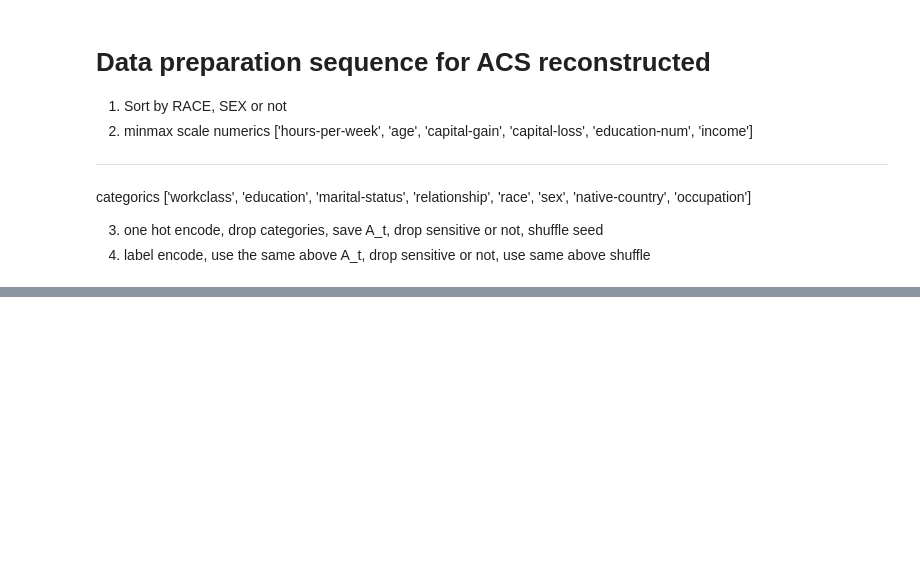
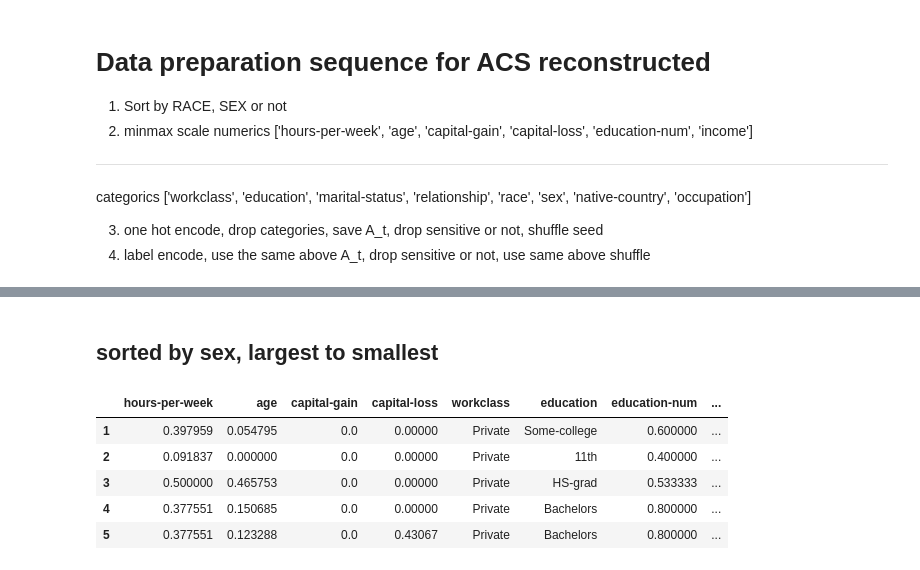
Before and after one commit to krishnacharya/multidecomp, a Jupyter notebook: jupyter_scripts/6exploratory_adult.ipynb, the cells around one changed output, grey strips where cells are left out. Cells and saved outputs as stored; diff of their text form; code cells hidden in the pictures; blank space fills up the shorter version.

```diff
--- a/jupyter_scripts/6exploratory_adult.ipynb
+++ b/jupyter_scripts/6exploratory_adult.ipynb
@@ -241,0 +430,13 @@ categorics ['workclass', 'education', 'marital-status', 'relationship', 'race',
+# %% [markdown]
+## sorted by sex, largest to smallest
+# %%
+df_adult_mm_sexls = df_adult_mm.sort_values(by='sex', key=lambda x: x.map(x.value_counts()), ascending=False,
+                                             inplace = False, kind = 'mergesort')
+df_adult_mm_sexls.head()
+# %% [output]
+|  | hours-per-week | age | capital-gain | capital-loss | workclass | education | education-num | ... |
+| 1 | 0.397959 | 0.054795 | 0.0 | 0.00000 | Private | Some-college | 0.600000 | ... |
+| 2 | 0.091837 | 0.000000 | 0.0 | 0.00000 | Private | 11th | 0.400000 | ... |
+| 3 | 0.500000 | 0.465753 | 0.0 | 0.00000 | Private | HS-grad | 0.533333 | ... |
+| 4 | 0.377551 | 0.150685 | 0.0 | 0.00000 | Private | Bachelors | 0.800000 | ... |
+| 5 | 0.377551 | 0.123288 | 0.0 | 0.43067 | Private | Bachelors | 0.800000 | ... |
```
Also changed, not shown: parts of 46 cells of this notebook, 2 other files.
